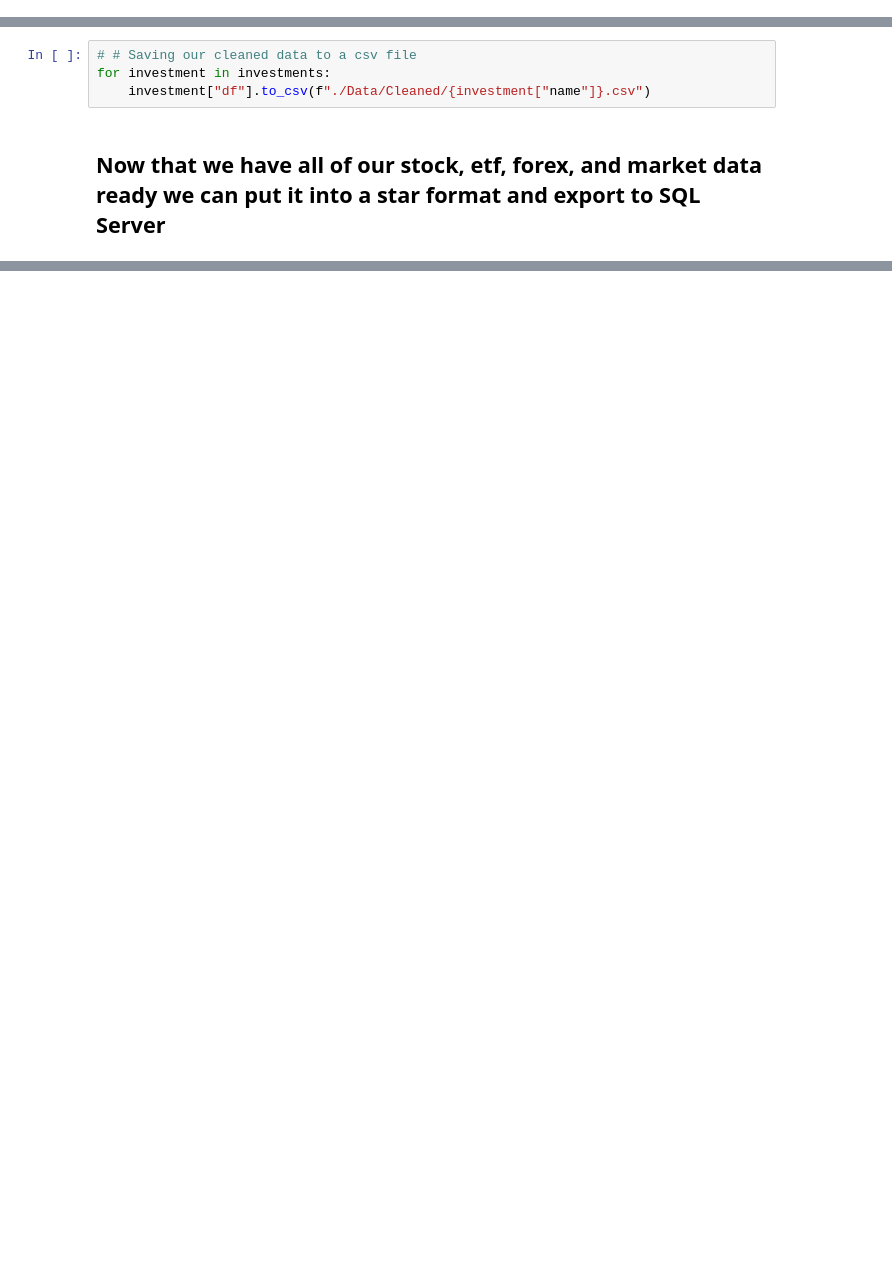
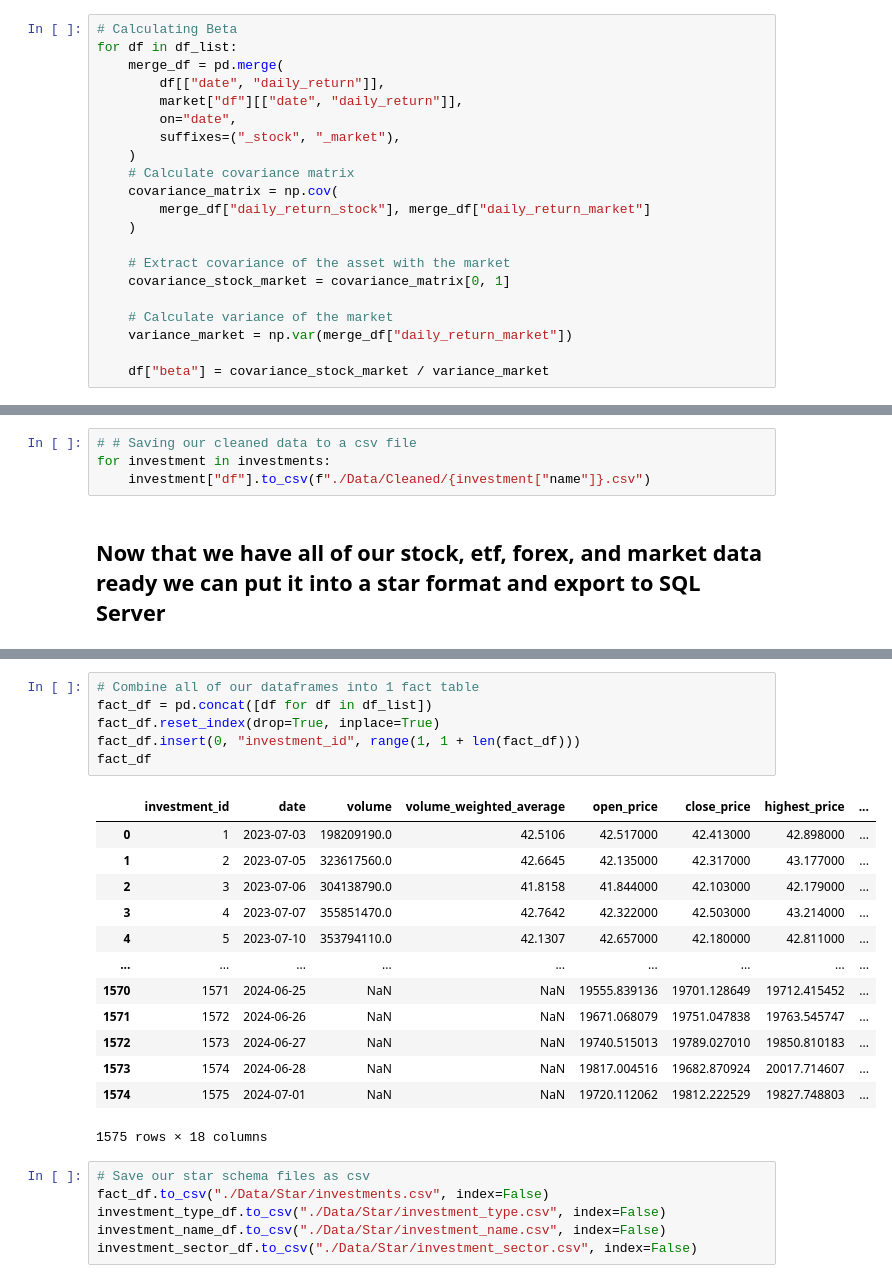
Before and after one commit to jvo1563/Skillstorm-Assignments, a Jupyter notebook: ProjectOne/Investment.ipynb, the cells around one changed output, grey strips where cells are left out. Cells and saved outputs as stored; diff of their text form; blank space fills up the shorter version.

Commit message:
star schema

```diff
--- a/ProjectOne/Investment.ipynb
+++ b/ProjectOne/Investment.ipynb
@@ -236,5 +238,26 @@ for df in df_list:
 for df in df_list:
     df.reset_index(names="date", inplace=True)
+# %%
+# Calculating Beta
+for df in df_list:
+    merge_df = pd.merge(
+        df[["date", "daily_return"]],
+        market["df"][["date", "daily_return"]],
+        on="date",
+        suffixes=("_stock", "_market"),
+    )
+    # Calculate covariance matrix
+    covariance_matrix = np.cov(
+        merge_df["daily_return_stock"], merge_df["daily_return_market"]
+    )
+
+    # Extract covariance of the asset with the market
+    covariance_stock_market = covariance_matrix[0, 1]
+
+    # Calculate variance of the market
+    variance_market = np.var(merge_df["daily_return_market"])
+
+    df["beta"] = covariance_stock_market / variance_market
 # %% [markdown]
 ## Checking our data
 # %%
@@ -371,0 +424,26 @@ for investment in investments:
+# %%
+# Combine all of our dataframes into 1 fact table
+fact_df = pd.concat([df for df in df_list])
+fact_df.reset_index(drop=True, inplace=True)
+fact_df.insert(0, "investment_id", range(1, 1 + len(fact_df)))
+fact_df
+# %% [output]
+|  | investment_id | date | volume | volume_weighted_average | open_price | close_price | highest_price | ... |
+| 0 | 1 | 2023-07-03 | 198209190.0 | 42.5106 | 42.517000 | 42.413000 | 42.898000 | ... |
+| 1 | 2 | 2023-07-05 | 323617560.0 | 42.6645 | 42.135000 | 42.317000 | 43.177000 | ... |
+| 2 | 3 | 2023-07-06 | 304138790.0 | 41.8158 | 41.844000 | 42.103000 | 42.179000 | ... |
+| 3 | 4 | 2023-07-07 | 355851470.0 | 42.7642 | 42.322000 | 42.503000 | 43.214000 | ... |
+| 4 | 5 | 2023-07-10 | 353794110.0 | 42.1307 | 42.657000 | 42.180000 | 42.811000 | ... |
+| ... | ... | ... | ... | ... | ... | ... | ... | ... |
+| 1570 | 1571 | 2024-06-25 | NaN | NaN | 19555.839136 | 19701.128649 | 19712.415452 | ... |
+| 1571 | 1572 | 2024-06-26 | NaN | NaN | 19671.068079 | 19751.047838 | 19763.545747 | ... |
+| 1572 | 1573 | 2024-06-27 | NaN | NaN | 19740.515013 | 19789.027010 | 19850.810183 | ... |
+| 1573 | 1574 | 2024-06-28 | NaN | NaN | 19817.004516 | 19682.870924 | 20017.714607 | ... |
+| 1574 | 1575 | 2024-07-01 | NaN | NaN | 19720.112062 | 19812.222529 | 19827.748803 | ... |
+1575 rows × 18 columns
+# %%
+# Save our star schema files as csv
+fact_df.to_csv("./Data/Star/investments.csv", index=False)
+investment_type_df.to_csv("./Data/Star/investment_type.csv", index=False)
+investment_name_df.to_csv("./Data/Star/investment_name.csv", index=False)
+investment_sector_df.to_csv("./Data/Star/investment_sector.csv", index=False)
```
Also changed, not shown: parts of 17 cells of this notebook, 10 other files.
